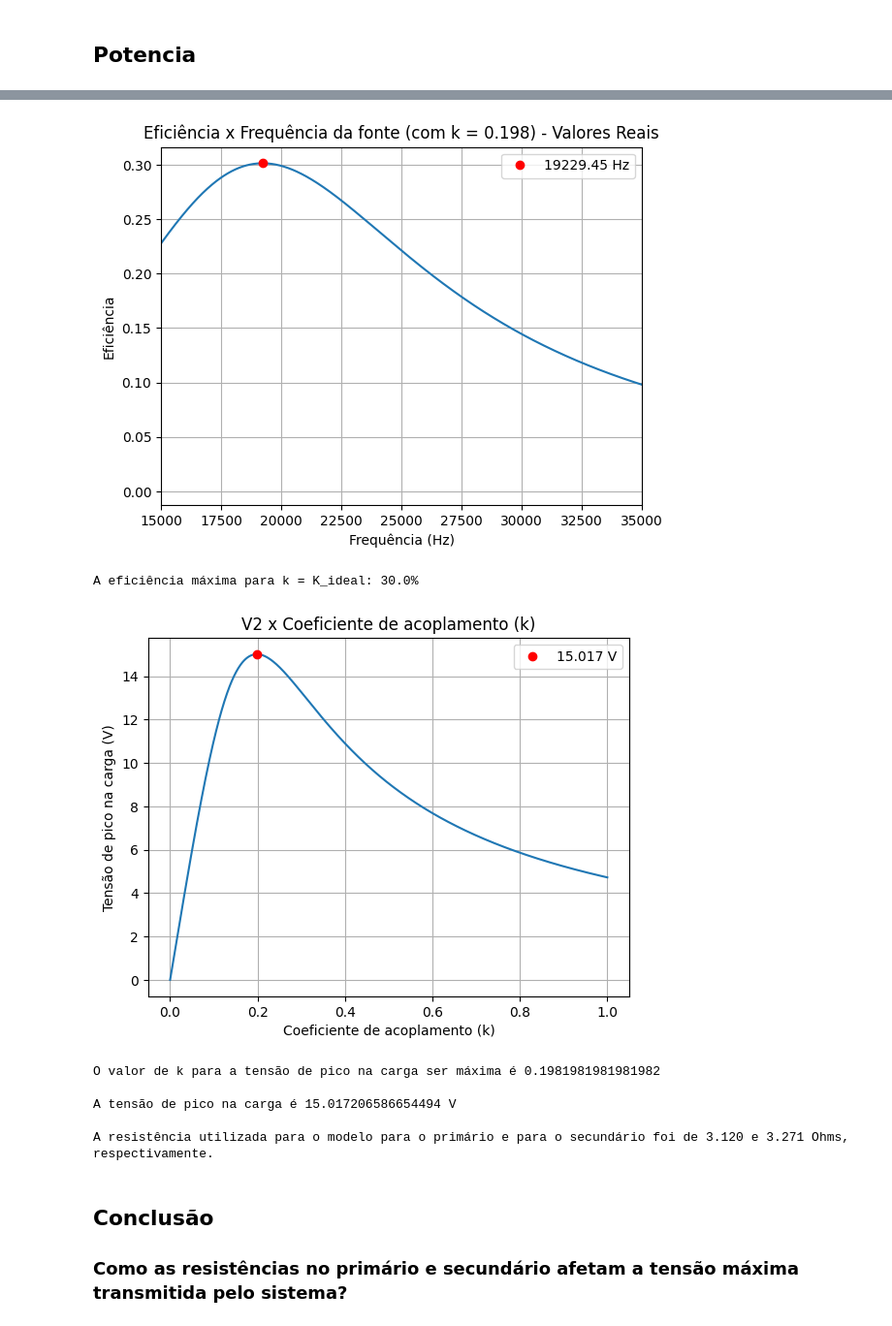
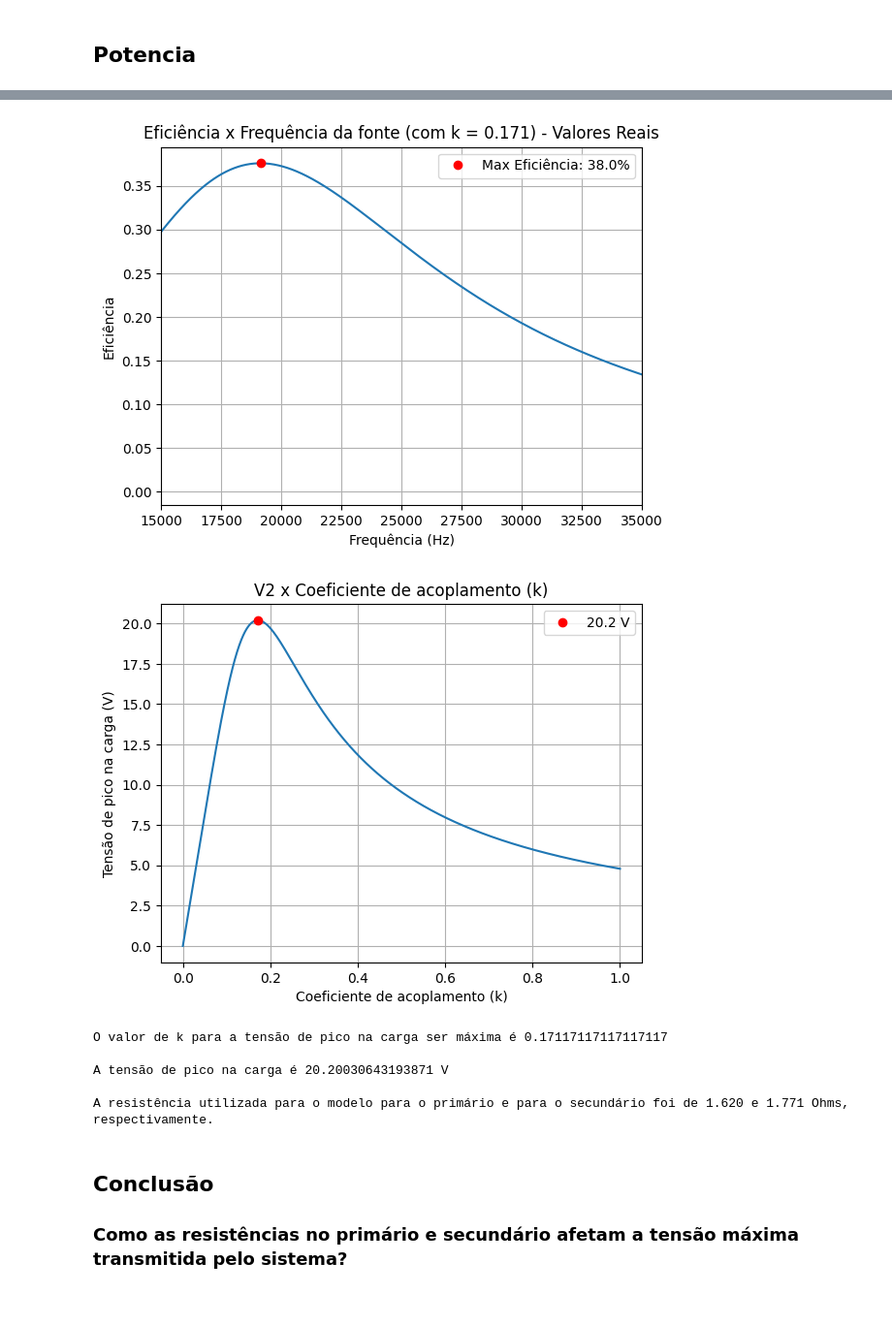
Before and after one commit to gustavoeso/Projeto_mag_2023.2, a Jupyter notebook: projeto.ipynb, the cells around one changed output, grey strips where cells are left out. Shown at 97% size. Saved outputs shown, nothing was run; the diff lists cells and outputs as text; code cells hidden in the pictures.

```diff
--- a/projeto.ipynb
+++ b/projeto.ipynb
@@ -512,7 +512,7 @@ R2 = 1.771
 L1 = 0.0004622
 L2 = 0.0004622
 Rc = 100
-K_ideal = 0.1981981981981982
+K_ideal = 0.17117117117117117
 C = 150e-9
 lista_freq = np.linspace(10000, 100000, 10000)
 V_entrada = 9*2/pi
@@ -629,7 +629,7 @@ C = 150e-9
 Rc = 100
 Uf = rect(9, 0)
 uf_simulado = 9*2/pi
-incerteza = 1.5 #Ohms
+incerteza = 0  #Ohms
 
 lista_freq = np.linspace(10e3, 200e3, 10500)
 
@@ -670,7 +670,7 @@ for f in lista_freq:
 #Plotando a eficiência em função da frequência - Valores Reais
 plt.plot(lista_freq, lista_potencia_carga_2, label="Potência na carga")
 plt.plot(lista_freq, lista_potencia_fonte_2, label="Potência na fonte")
-plt.title("Potência x Frequência da fonte (com k = K_ideal) - Valores Reais")
+plt.title("Potência x Frequência da fonte (com k = 0.171) - Valores Reais")
 plt.xlabel("Frequência (Hz)")
 plt.ylabel("Potência (W)")
 plt.xlim(15000, 25000)
@@ -685,20 +690,16 @@ Potência máxima para k = K_ideal: 1.14 W
 # %%
-#Utilizando a lista de eficiência do item anterior - Valores Reais
 plt.plot(lista_freq, lista_eficiencia_2)
 i = lista_eficiencia_2.index(max(lista_eficiencia_2))
-plt.plot(lista_freq[i], lista_eficiencia_2[i], 'ro', label=f'{round(lista_freq[i], 2)} Hz')
-plt.title("Eficiência x Frequência da fonte (com k = 0.198) - Valores Reais")
+plt.plot(lista_freq[i], lista_eficiencia_2[i], 'ro', label=f'Max Eficiência: {round(max(lista_eficiencia_2), 2)*100}%')
+plt.title("Eficiência x Frequência da fonte (com k = 0.171) - Valores Reais")
 plt.xlabel("Frequência (Hz)")
 plt.ylabel("Eficiência")
 plt.xlim(15000, 35000)
 plt.legend()
 plt.grid(True)
 plt.show()
-
-print(f'A eficiência máxima para k = K_ideal: {round(max(lista_eficiencia_2), 2)*100}%')
 # %% [output]
-[figure, old version]
+[figure, new version]
-A eficiência máxima para k = K_ideal: 30.0%
 # %%
 # Retomando Valores Reais
 C = 150e-9
@@ -748,12 +749,12 @@ print(f'O valor de k para a tensão de pico na carga ser máxima é {k}\n')
 print(f'A tensão de pico na carga é {max(lista_tensao_pico_2)} V\n')
 print(f'A resistência utilizada para o modelo para o primário e para o secundário foi de {R1+incerteza:.3f} e {R2+incerteza:.3f} Ohms, respectivamente.')
 # %% [output]
-[figure, old version]
+[figure, new version]
-O valor de k para a tensão de pico na carga ser máxima é 0.1981981981981982
+O valor de k para a tensão de pico na carga ser máxima é 0.17117117117117117
 
-A tensão de pico na carga é 15.017206586654494 V
+A tensão de pico na carga é 20.20030643193871 V
 
-A resistência utilizada para o modelo para o primário e para o secundário foi de 3.120 e 3.271 Ohms, respectivamente.
+A resistência utilizada para o modelo para o primário e para o secundário foi de 1.620 e 1.771 Ohms, respectivamente.
 # %% [markdown]
 ## Conclusão
 
```
Also changed, not shown: parts of 13 cells of this notebook.
